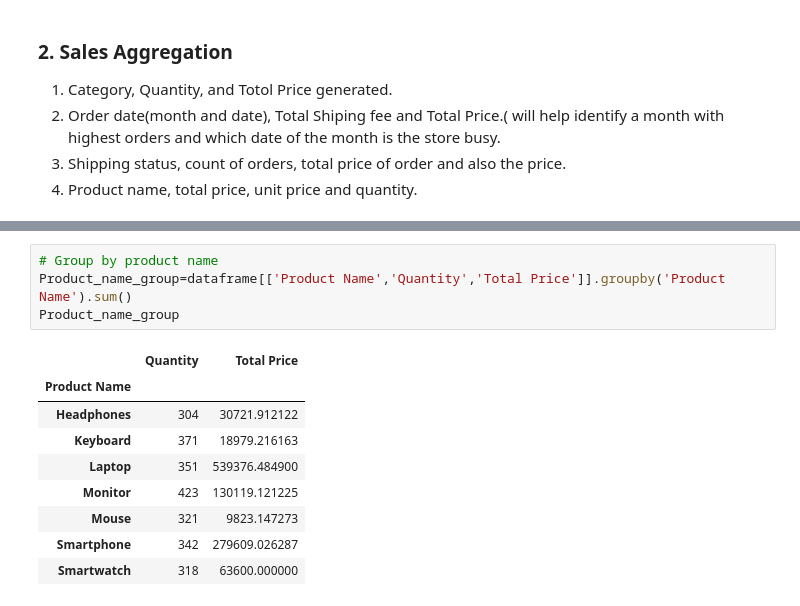
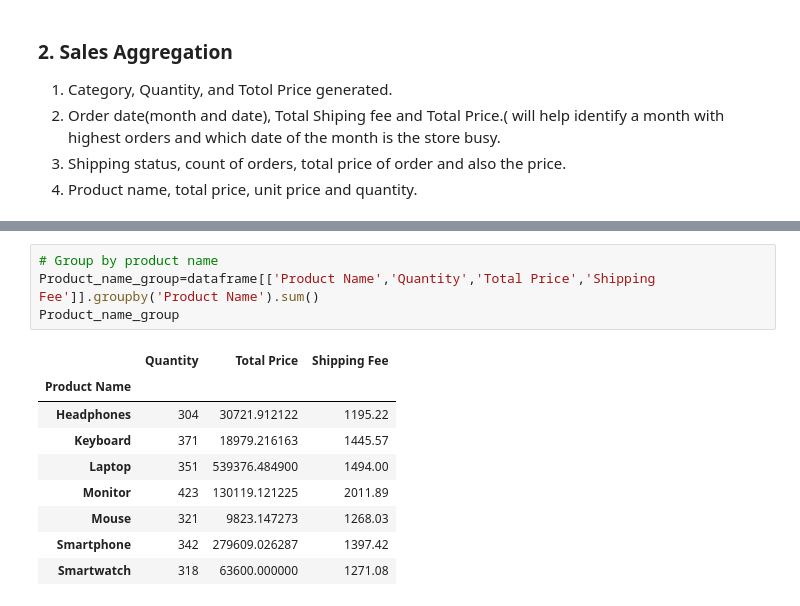
Before and after one commit to Clement-Maluleke/Ecommerce_and, a Jupyter notebook: E_commerce_and_customer_data.ipynb, the cells around one changed output, grey strips where cells are left out. Saved outputs shown, nothing was run; the diff lists cells and outputs as text.

```diff
--- a/E_commerce_and_customer_data.ipynb
+++ b/E_commerce_and_customer_data.ipynb
@@ -244,14 +283,14 @@ Shipping_Status_data
 # %%
 # Group by product name
-Product_name_group=dataframe[['Product Name','Quantity','Total Price']].groupby('Product Name').sum()
+Product_name_group=dataframe[['Product Name','Quantity','Total Price','Shipping Fee']].groupby('Product Name').sum()
 Product_name_group
 # %% [output]
-|  | Quantity | Total Price |
-| Product Name |  |  |
-| Headphones | 304 | 30721.912122 |
-| Keyboard | 371 | 18979.216163 |
-| Laptop | 351 | 539376.484900 |
-| Monitor | 423 | 130119.121225 |
-| Mouse | 321 | 9823.147273 |
-| Smartphone | 342 | 279609.026287 |
-| Smartwatch | 318 | 63600.000000 |
+|  | Quantity | Total Price | Shipping Fee |
+| Product Name |  |  |  |
+| Headphones | 304 | 30721.912122 | 1195.22 |
+| Keyboard | 371 | 18979.216163 | 1445.57 |
+| Laptop | 351 | 539376.484900 | 1494.00 |
+| Monitor | 423 | 130119.121225 | 2011.89 |
+| Mouse | 321 | 9823.147273 | 1268.03 |
+| Smartphone | 342 | 279609.026287 | 1397.42 |
+| Smartwatch | 318 | 63600.000000 | 1271.08 |
```
Also changed, not shown: parts of 46 cells of this notebook.
